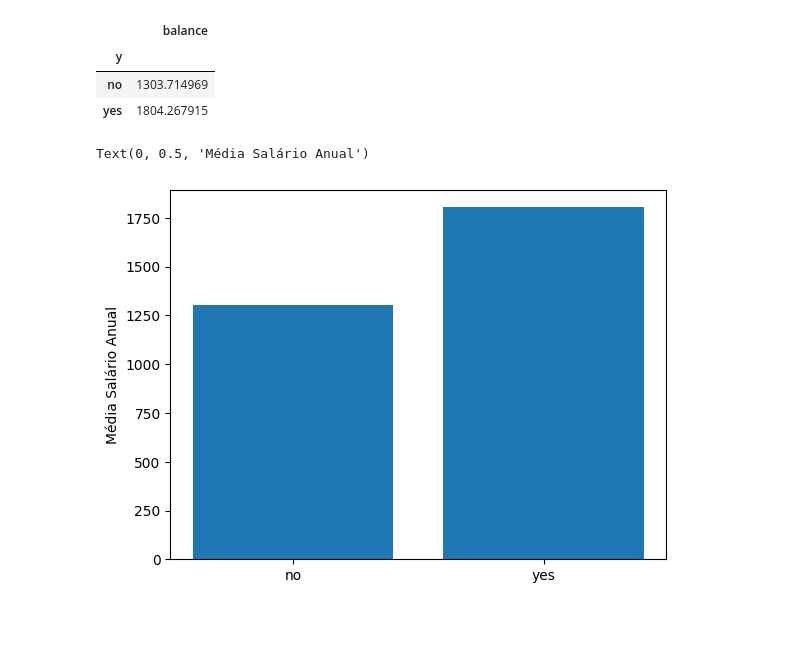
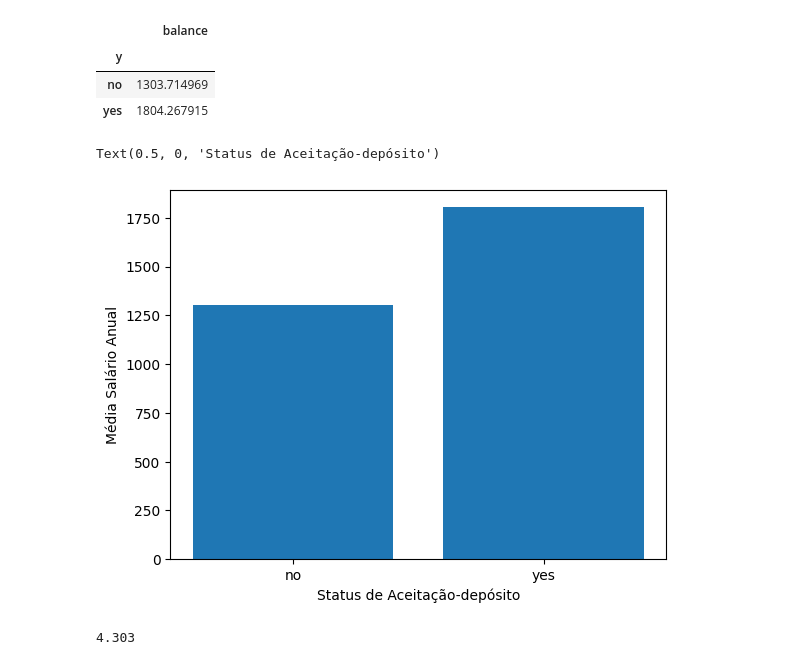
Before and after one commit to jessicamotam/Projeto-Bank-Marketing_ICD, a Jupyter notebook: Projeto_Bank_Marketing.ipynb, the cells around one changed output. Drawn from its saved outputs; the diff is of its cells as text; code cells hidden in the pictures; blank space fills up the shorter version.

```diff
--- a/Projeto_Bank_Marketing.ipynb
+++ b/Projeto_Bank_Marketing.ipynb
@@ -200,7 +211,16 @@ gp_saldo_deposito
 # %%
 
 plt.bar(gp_saldo_deposito.index, gp_saldo_deposito[ 'balance'])
 plt.ylabel('Média Salário Anual')
+plt.xlabel('Status de Aceitação-depósito')
 # %% [output]
-Text(0, 0.5, 'Média Salário Anual')
+Text(0.5, 0, 'Status de Aceitação-depósito')
-[figure, old version]
+[figure, new version]
+# %%
+# Convertendo a duraçãoo para segundos
+duracao_ligacao = (df['duration'] / 60)  #round = arredonda os valores para 2 casas decimais
+
+#média de tempo das ligações
+duracao_ligacao.mean().round(3)
+# %% [output]
+4.303
```
Also changed, not shown: parts of 3 cells of this notebook.
